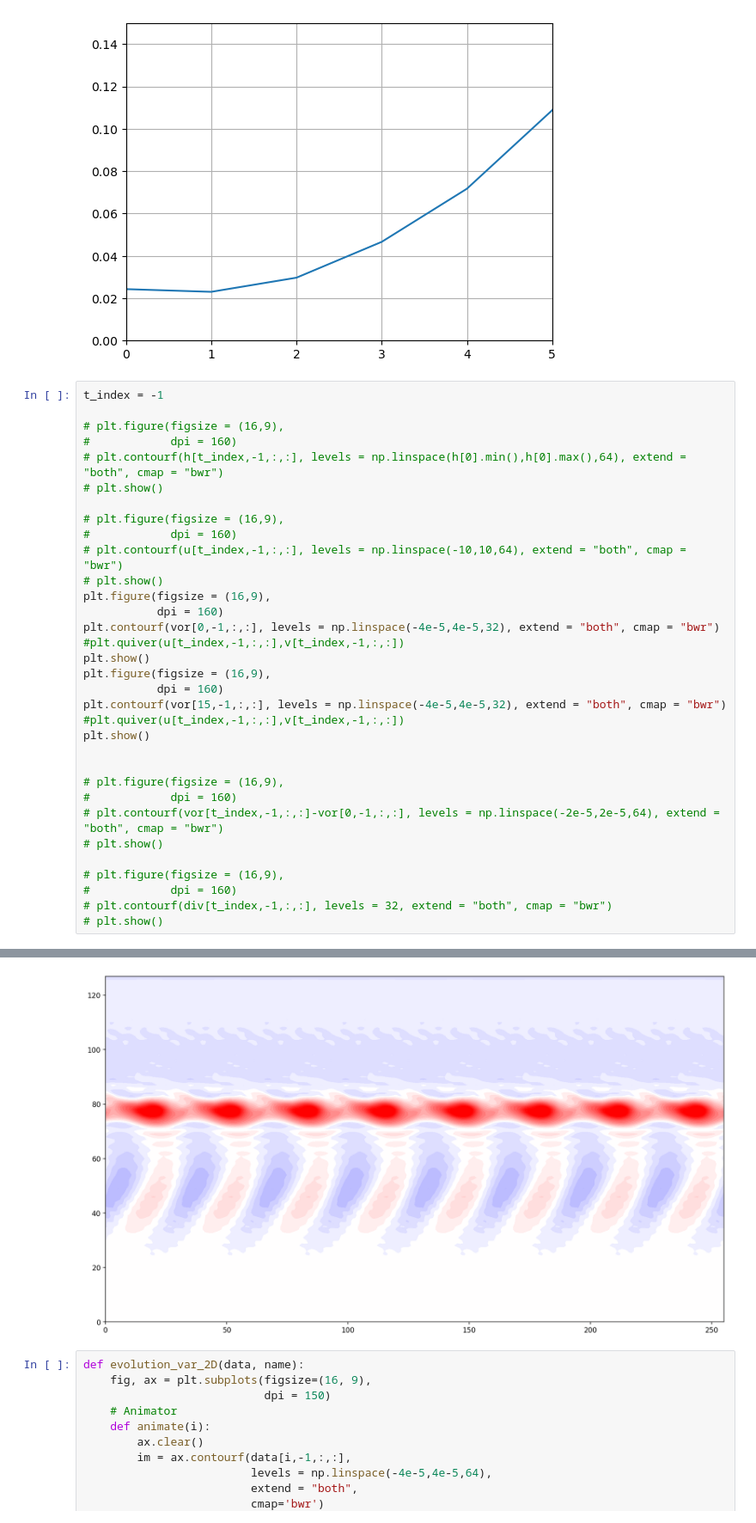
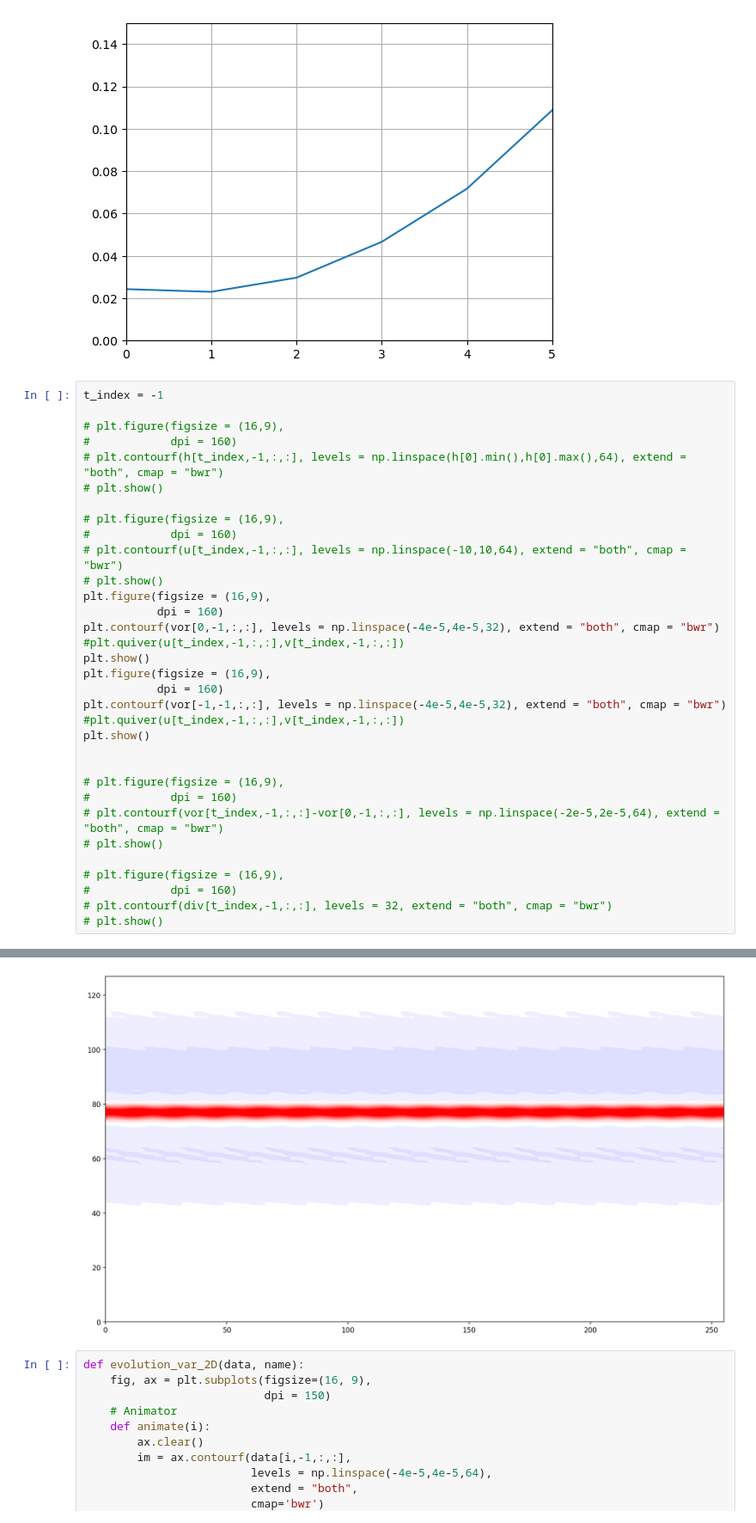
Before and after one commit to PeterLin54088/Dycore, a Jupyter notebook: exp/Shallow_Water/PLOT.ipynb, the cells around one changed output, grey strips where cells are left out. Shown at 86% size. Saved outputs shown, nothing was run; the diff lists cells and outputs as text.

```diff
--- a/exp/Shallow_Water/PLOT.ipynb
+++ b/exp/Shallow_Water/PLOT.ipynb
@@ -46,35 +46,35 @@ t_index = -1
 #            dpi = 160)
 # plt.contourf(h[t_index,-1,:,:], levels = np.linspace(h[0].min(),h[0].max(),64), extend = "both", cmap = "bwr")
 # plt.show()
 
 # plt.figure(figsize = (16,9),
 #            dpi = 160)
 # plt.contourf(u[t_index,-1,:,:], levels = np.linspace(-10,10,64), extend = "both", cmap = "bwr")
 # plt.show()
 plt.figure(figsize = (16,9),
            dpi = 160)
 plt.contourf(vor[0,-1,:,:], levels = np.linspace(-4e-5,4e-5,32), extend = "both", cmap = "bwr")
 #plt.quiver(u[t_index,-1,:,:],v[t_index,-1,:,:])
 plt.show()
 plt.figure(figsize = (16,9),
            dpi = 160)
-plt.contourf(vor[15,-1,:,:], levels = np.linspace(-4e-5,4e-5,32), extend = "both", cmap = "bwr")
+plt.contourf(vor[-1,-1,:,:], levels = np.linspace(-4e-5,4e-5,32), extend = "both", cmap = "bwr")
 #plt.quiver(u[t_index,-1,:,:],v[t_index,-1,:,:])
 plt.show()
 
 
 # plt.figure(figsize = (16,9),
 #            dpi = 160)
 # plt.contourf(vor[t_index,-1,:,:]-vor[0,-1,:,:], levels = np.linspace(-2e-5,2e-5,64), extend = "both", cmap = "bwr")
 # plt.show()
 
 # plt.figure(figsize = (16,9),
 #            dpi = 160)
 # plt.contourf(div[t_index,-1,:,:], levels = 32, extend = "both", cmap = "bwr")
 # plt.show()
 # %% [output]
 [figure]
-[figure, old version]
+[figure, new version]
 # %%
 def evolution_var_2D(data, name):
     fig, ax = plt.subplots(figsize=(16, 9),
```
Also changed, not shown: 2 other files.
